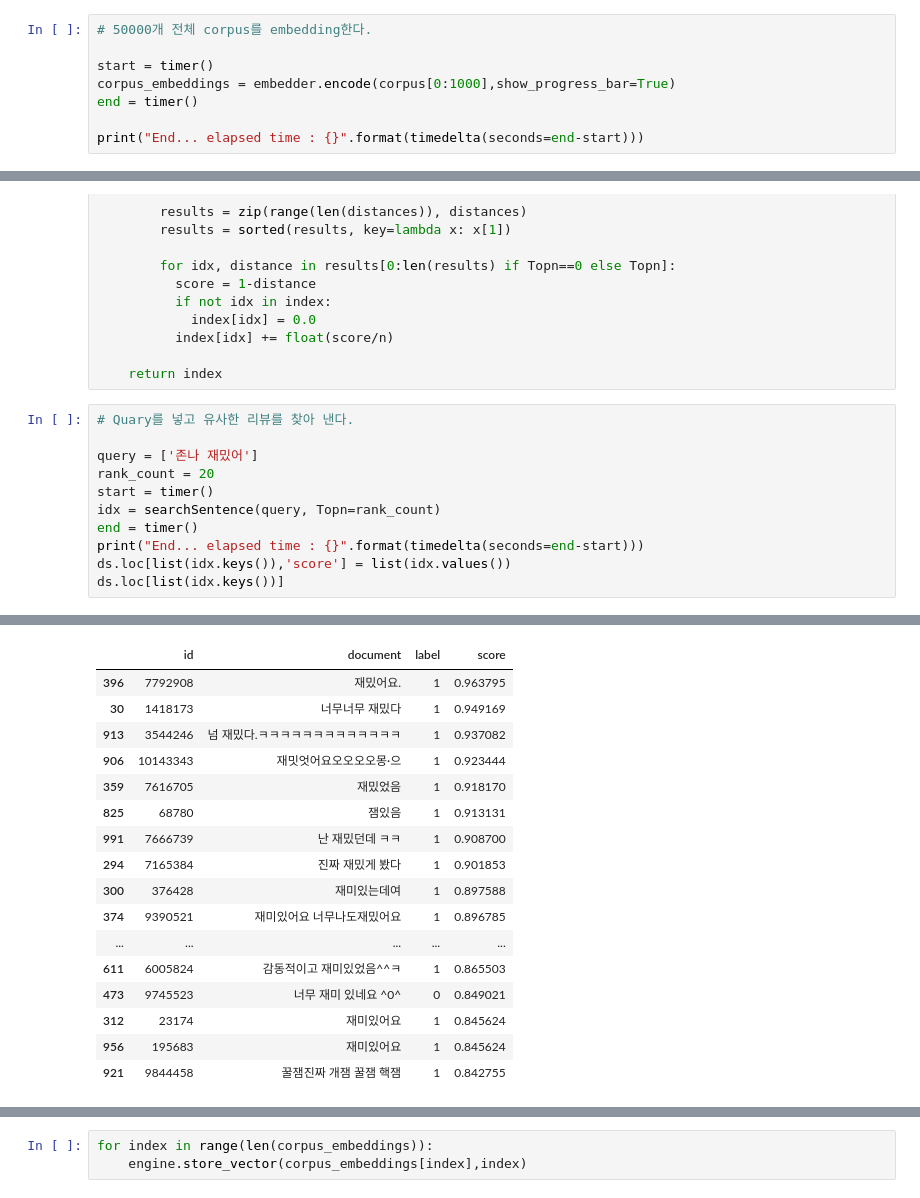
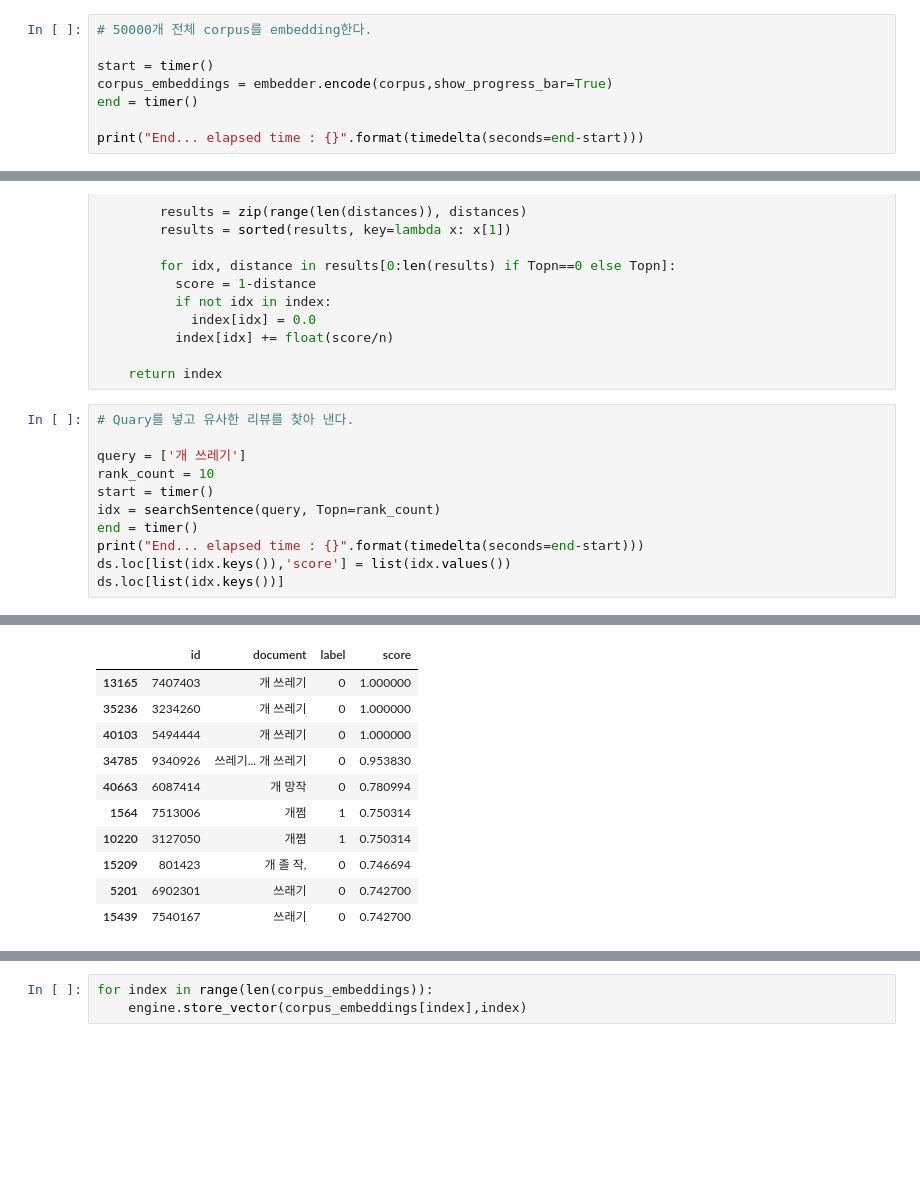
Before and after one commit to dolmani38/similarly, a Jupyter notebook: BERT_Sentence_similarity_0720.ipynb, the cells around one changed output, grey strips where cells are left out. Saved outputs shown, nothing was run; the diff lists cells and outputs as text; blank space fills up the shorter version.

```diff
--- a/BERT_Sentence_similarity_0720.ipynb
+++ b/BERT_Sentence_similarity_0720.ipynb
@@ -117,7 +117,7 @@ corpus[4]
 # 50000개 전체 corpus를 embedding한다.
 
 start = timer()
-corpus_embeddings = embedder.encode(corpus[0:1000],show_progress_bar=True)
+corpus_embeddings = embedder.encode(corpus,show_progress_bar=True)
 end = timer()
 
 print("End... elapsed time : {}".format(timedelta(seconds=end-start)))
@@ -147,8 +147,8 @@ def searchSentence(queries,Threshold_score=0.60, Topn=0):
 # %%
 # Quary를 넣고 유사한 리뷰를 찾아 낸다.
 
-query = ['존나 재밌어']
-rank_count = 20
+query = ['개 쓰레기']
+rank_count = 10
 start = timer()
 idx = searchSentence(query, Topn=rank_count)
 end = timer()
@@ -160,18 +160,12 @@ End... elapsed time : 0:00:00.048353
 |  | id | document | label | score |
-| 396 | 7792908 | 재밌어요. | 1 | 0.963795 |
-| 30 | 1418173 | 너무너무 재밌다 | 1 | 0.949169 |
-| 913 | 3544246 | 넘 재밌다.ㅋㅋㅋㅋㅋㅋㅋㅋㅋㅋㅋㅋㅋ | 1 | 0.937082 |
-| 906 | 10143343 | 재밋엇어요오오오오몽·으 | 1 | 0.923444 |
-| 359 | 7616705 | 재밌었음 | 1 | 0.918170 |
-| 825 | 68780 | 잼있음 | 1 | 0.913131 |
-| 991 | 7666739 | 난 재밌던데 ㅋㅋ | 1 | 0.908700 |
-| 294 | 7165384 | 진짜 재밌게 봤다 | 1 | 0.901853 |
-| 300 | 376428 | 재미있는데여 | 1 | 0.897588 |
-| 374 | 9390521 | 재미있어요 너무나도재밌어요 | 1 | 0.896785 |
-| ... | ... | ... | ... | ... |
-| 611 | 6005824 | 감동적이고 재미있었음^^ㅋ | 1 | 0.865503 |
-| 473 | 9745523 | 너무 재미 있네요 ^0^ | 0 | 0.849021 |
-| 312 | 23174 | 재미있어요 | 1 | 0.845624 |
-| 956 | 195683 | 재미있어요 | 1 | 0.845624 |
-| 921 | 9844458 | 꿀잼진짜 개잼 꿀잼 핵잼 | 1 | 0.842755 |
+| 13165 | 7407403 | 개 쓰레기 | 0 | 1.000000 |
+| 35236 | 3234260 | 개 쓰레기 | 0 | 1.000000 |
+| 40103 | 5494444 | 개 쓰레기 | 0 | 1.000000 |
+| 34785 | 9340926 | 쓰레기... 개 쓰레기 | 0 | 0.953830 |
+| 40663 | 6087414 | 개 망작 | 0 | 0.780994 |
+| 1564 | 7513006 | 개쩜 | 1 | 0.750314 |
+| 10220 | 3127050 | 개쩜 | 1 | 0.750314 |
+| 15209 | 801423 | 개 졸 작, | 0 | 0.746694 |
+| 5201 | 6902301 | 쓰래기 | 0 | 0.742700 |
+| 15439 | 7540167 | 쓰래기 | 0 | 0.742700 |
 # %% [markdown]
```
Also changed, not shown: parts of 9 cells of this notebook.
